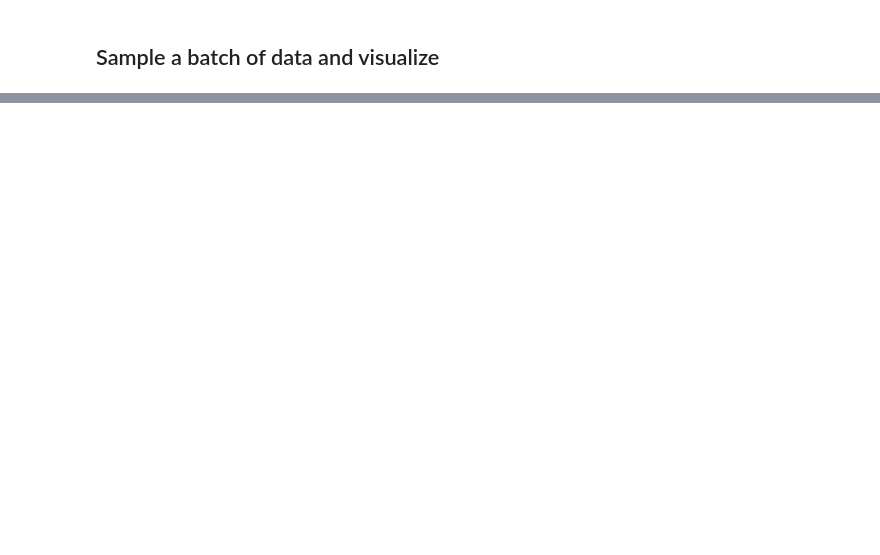
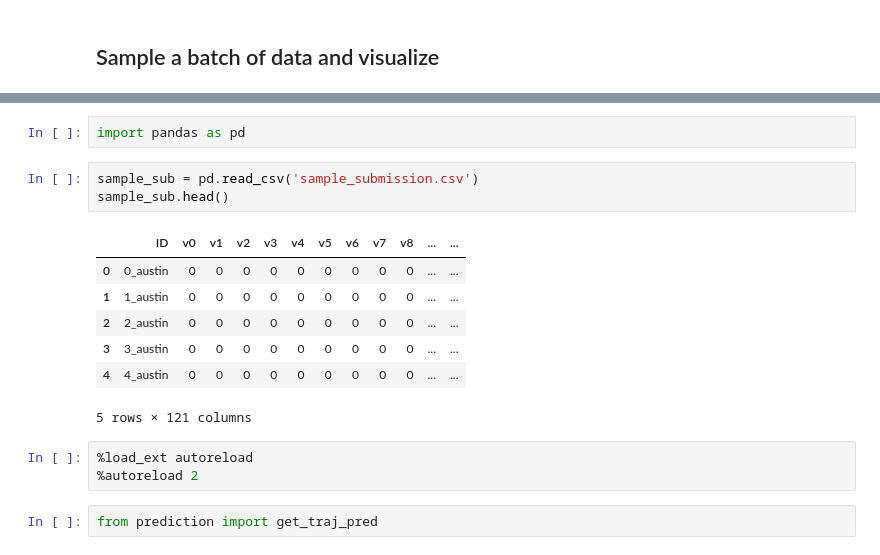
Before and after one commit to IrvinYang/CSE151B-Comp, a Jupyter notebook: argo2/Load_Argo2_Public.ipynb, the cells around one changed output, grey strips where cells are left out. Drawn from its saved outputs; the diff is of its cells as text; blank space fills up the shorter version.

```diff
--- a/argo2/Load_Argo2_Public.ipynb
+++ b/argo2/Load_Argo2_Public.ipynb
@@ -209,0 +120,18 @@ lauda = train(lauda, epochs, lr)
+# %%
+import pandas as pd
+# %%
+sample_sub = pd.read_csv('sample_submission.csv')
+sample_sub.head()
+# %% [output]
+|  | ID | v0 | v1 | v2 | v3 | v4 | v5 | v6 | v7 | v8 | ... | ... |
+| 0 | 0_austin | 0 | 0 | 0 | 0 | 0 | 0 | 0 | 0 | 0 | ... | ... |
+| 1 | 1_austin | 0 | 0 | 0 | 0 | 0 | 0 | 0 | 0 | 0 | ... | ... |
+| 2 | 2_austin | 0 | 0 | 0 | 0 | 0 | 0 | 0 | 0 | 0 | ... | ... |
+| 3 | 3_austin | 0 | 0 | 0 | 0 | 0 | 0 | 0 | 0 | 0 | ... | ... |
+| 4 | 4_austin | 0 | 0 | 0 | 0 | 0 | 0 | 0 | 0 | 0 | ... | ... |
+5 rows × 121 columns
+# %%
+%load_ext autoreload
+%autoreload 2
+# %%
+from prediction import get_traj_pred
```
Also changed, not shown: parts of 21 cells of this notebook, 3 other files.
